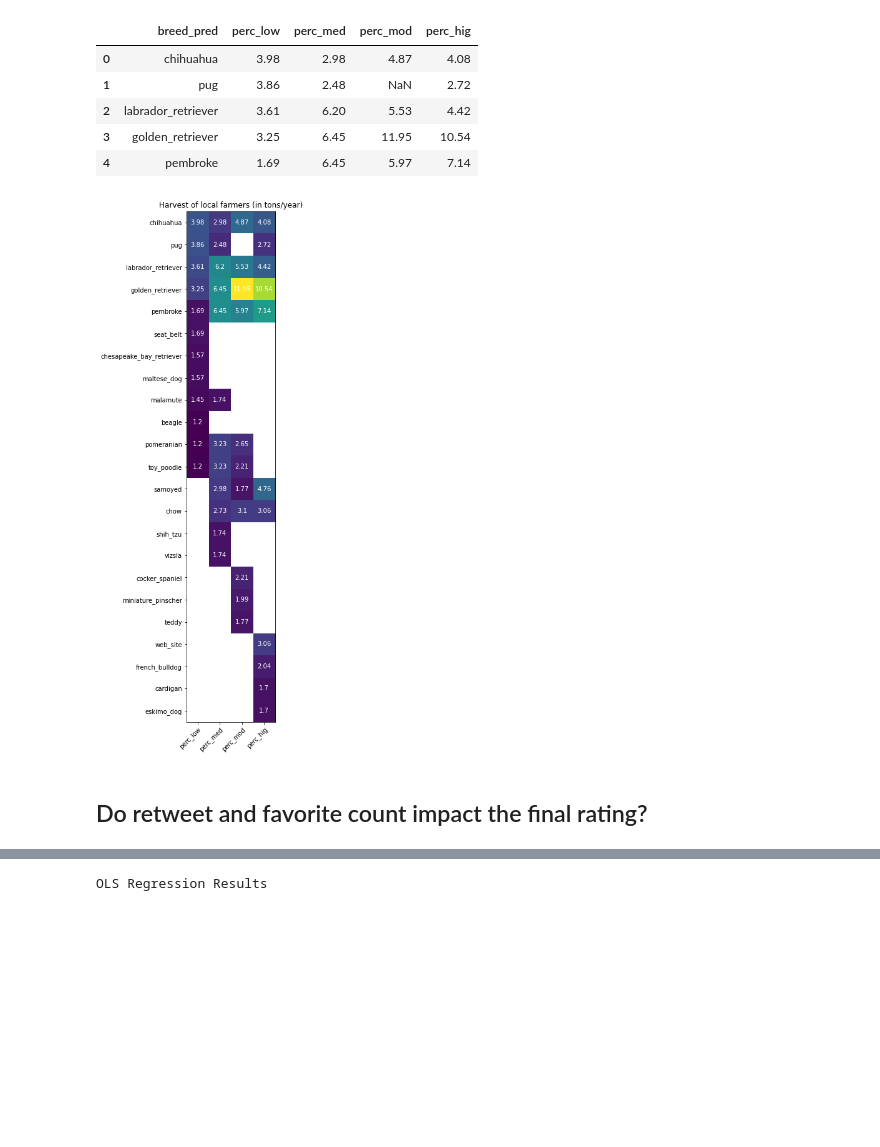
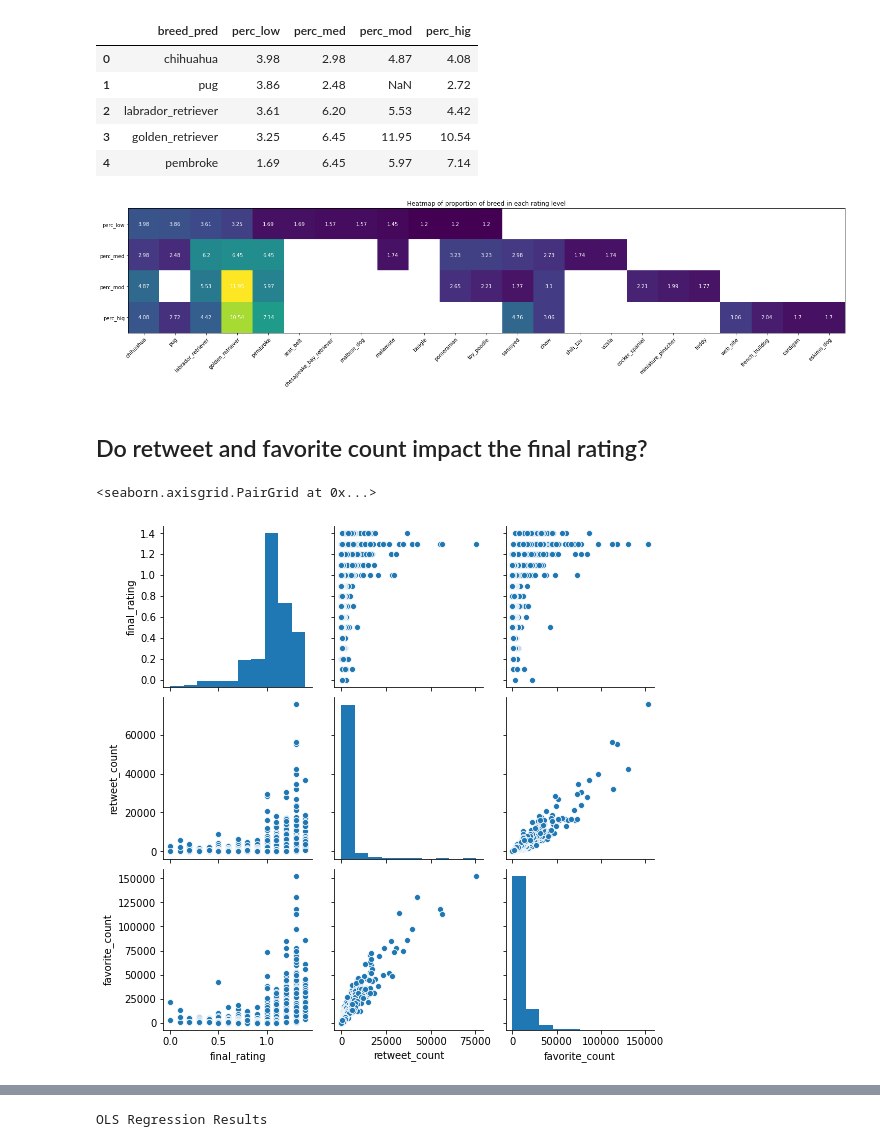
Before and after one commit to primalusiana/twitter-data-wrangling, a Jupyter notebook: wrangle_act.ipynb, the cells around one changed output, grey strips where cells are left out. Saved outputs shown, nothing was run; the diff lists cells and outputs as text; code cells hidden in the pictures; blank space fills up the shorter version.

```diff
--- a/wrangle_act.ipynb
+++ b/wrangle_act.ipynb
@@ -1121,35 +1186,43 @@ step_three.head()
 | 3 | golden_retriever | 3.25 | 6.45 | 11.95 | 10.54 |
 | 4 | pembroke | 1.69 | 6.45 | 5.97 | 7.14 |
 # %%
-x = ['perc_low','perc_med','perc_mod','perc_hig']
-y = step_three['breed_pred'].values
-arr_fill = step_three[['perc_low','perc_med','perc_mod','perc_hig']].values
+# define x, y, and values
+y = ['perc_low','perc_med','perc_mod','perc_hig']
+x = step_three['breed_pred'].values
+arr_fill = step_three[['perc_low','perc_med','perc_mod','perc_hig']].T.values
 
-fig, ax = plt.subplots(figsize=(4,20))
+fig, ax = plt.subplots(figsize=(25,5))
 im = ax.imshow(arr_fill)
-#print(len(x))
-# We want to show all ticks...
+
+# we want to show all ticks
 ax.set_xticks(np.arange(len(x)))
 ax.set_yticks(np.arange(len(y)))
-# ... and label them with the respective list entries
+
+# and label them with the respective list entries
 ax.set_xticklabels(x)
 ax.set_yticklabels(y)
 
-# Rotate the tick labels and set their alignment.
+# rotate the tick labels and set their alignment.
 plt.setp(ax.get_xticklabels(), rotation=45, ha="right",
          rotation_mode="anchor")
 
 # Loop over data dimensions and create text annotations.
 for i in range(len(y)):
     for j in range(len(x)):
         text = ax.text(j, i, arr_fill[i, j],
                        ha="center", va="center", color="w")
 
-ax.set_title("Harvest of local farmers (in tons/year)")
+ax.set_title("Heatmap of proportion of breed in each rating level")
 fig.tight_layout()
 plt.show()
 # %% [output]
-[figure, old version]
+[figure, new version]
 # %% [markdown]
 ## Do retweet and favorite count impact the final rating?
+# %%
+# quickly create the pairplot to see the scatterplot of two columns
+sb.pairplot(df_cln[['final_rating','retweet_count','favorite_count']])
+# %% [output]
+<seaborn.axisgrid.PairGrid at 0x...>
+[figure, added]
 # %%
```
Also changed, not shown: parts of 48 cells of this notebook, 3 other files.
